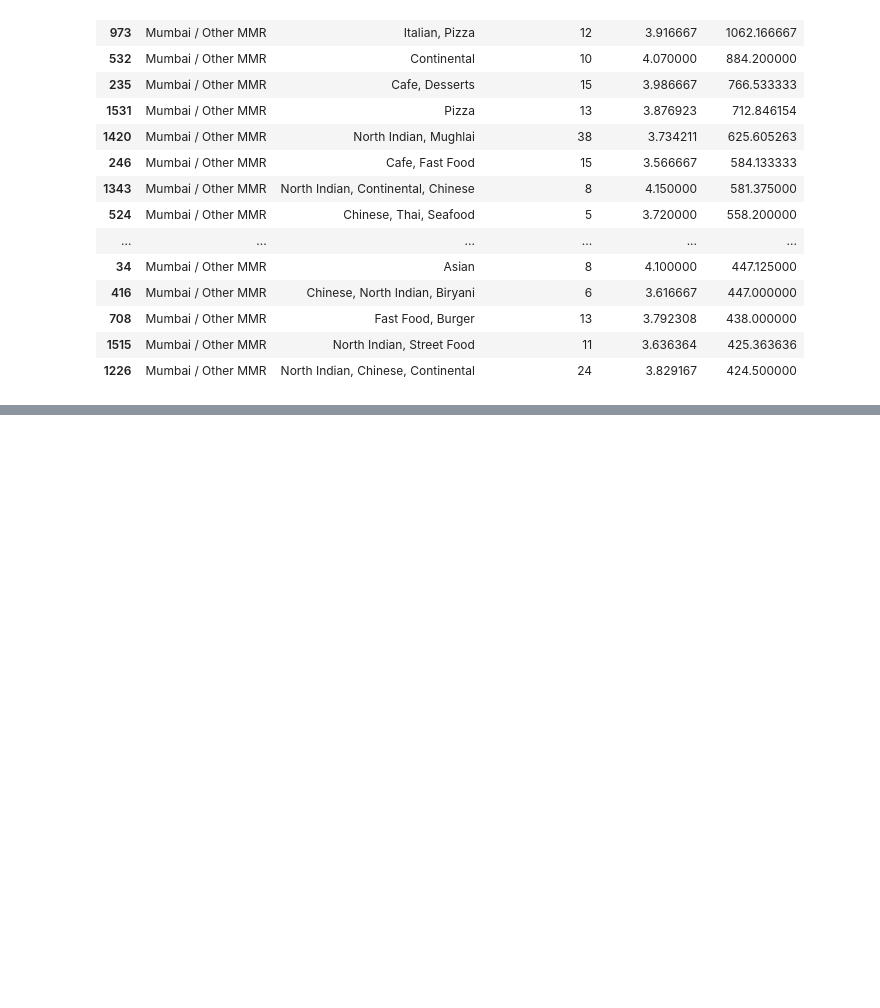
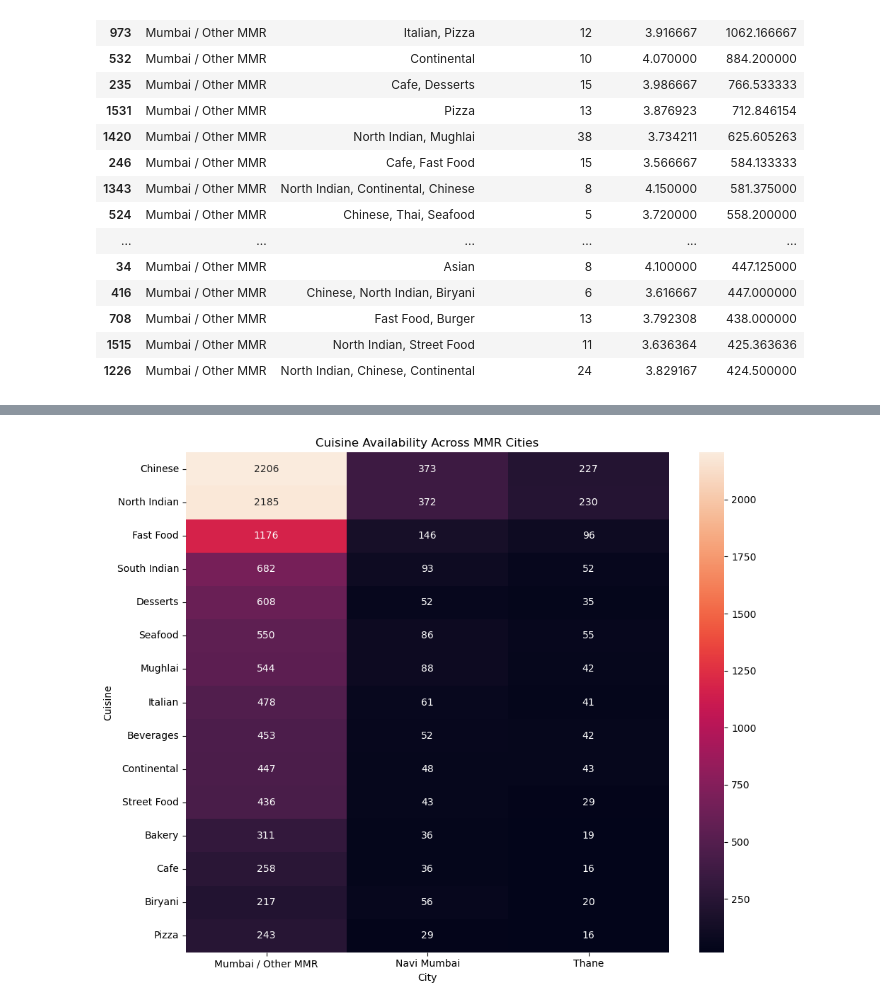
Before and after one commit to devika0624/mumbai-mmr-restaurant-market-intelligence, a Jupyter notebook: notebooks/02_mumbai_dataset_audit.ipynb, the cells around one changed output, grey strips where cells are left out. Cells and saved outputs as stored; diff of their text form; code cells hidden in the pictures; blank space fills up the shorter version.

```diff
--- a/notebooks/02_mumbai_dataset_audit.ipynb
+++ b/notebooks/02_mumbai_dataset_audit.ipynb
@@ -2639,0 +2755,9 @@ cuisine_city.head(20)
+# %%
+# Cuisine supply by city
+
+cuisine_supply = pd.crosstab(
+    cuisine_city_expanded["Cuisines"],
+    cuisine_city_expanded["City"]
+)
+
+cuisine_supply.head(10)
@@ -2639,0 +2777,28 @@ cuisine_city.head(20)
+# %%
+# Top 15 cuisines across MMR cities
+
+top_cuisines = (
+    cuisine_city_expanded["Cuisines"]
+    .value_counts()
+    .head(15)
+    .index
+)
+
+heatmap_data = cuisine_supply.loc[top_cuisines]
+
+plt.figure(figsize=(10, 8))
+
+sns.heatmap(
+    heatmap_data,
+    annot=True,
+    fmt="d"
+)
+
+plt.title("Cuisine Availability Across MMR Cities")
+plt.xlabel("City")
+plt.ylabel("Cuisine")
+plt.tight_layout()
+
+plt.show()
+# %% [output]
+[figure, added]
```
Also changed, not shown: parts of 40 cells of this notebook.
